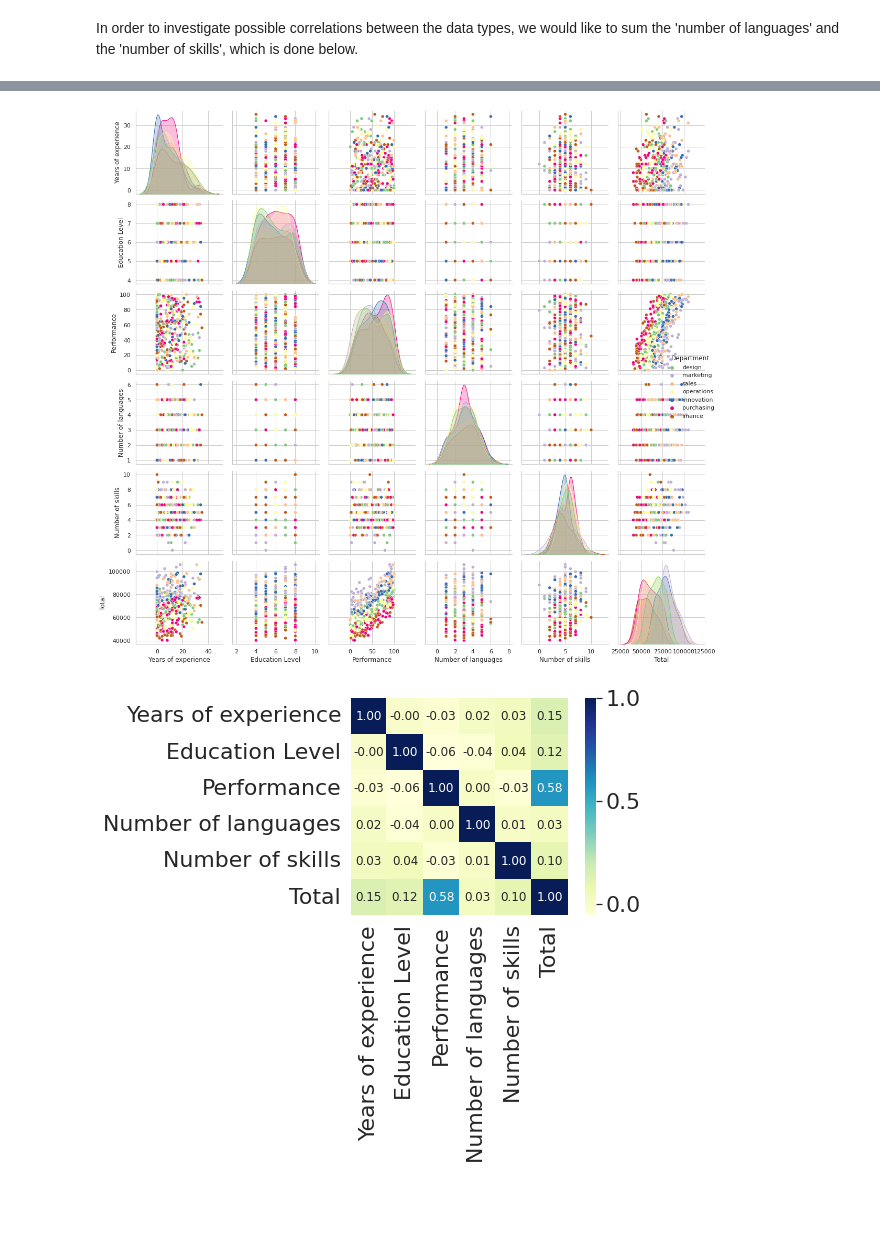
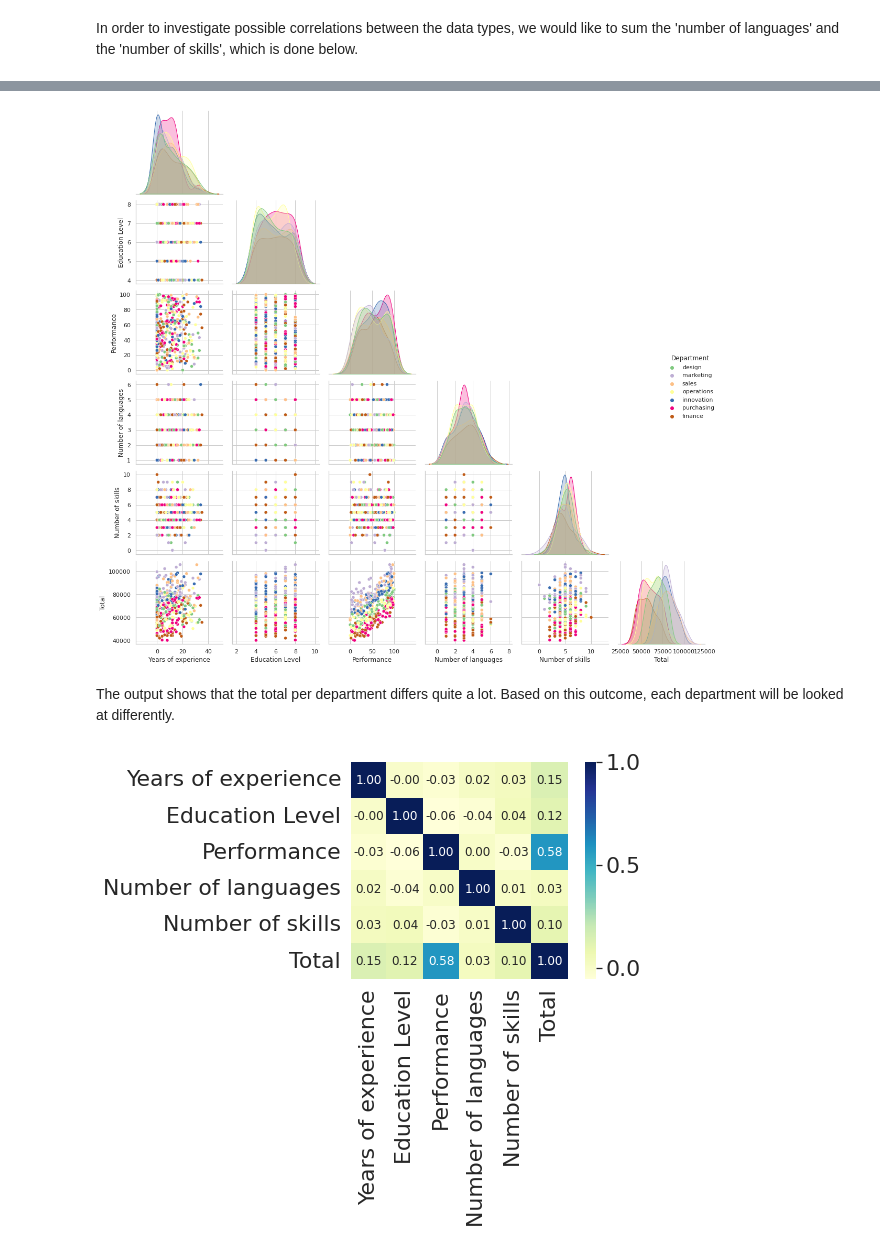
Before and after one commit to FHnt97/RUG_TOM_SIO, a Jupyter notebook: Assignment_A_4.ipynb, the cells around one changed output, grey strips where cells are left out. Drawn from its saved outputs; the diff is of its cells as text; code cells hidden in the pictures; blank space fills up the shorter version.

```diff
--- a/Assignment_A_4.ipynb
+++ b/Assignment_A_4.ipynb
@@ -160,13 +262,18 @@ df.head()
 # %%
+# visualize data (relationship of attibutes & histogramms)
 %matplotlib inline
 
+# set style and select data
 sns.set(style='whitegrid', context='notebook')
 cols = ['Years of experience','Education Level', 'Department', 'Performance', 'Number of languages', 'Number of skills', 'Total']
 
-sns.pairplot(df[cols], hue = 'Department', palette='Accent', size=2.5);
+# visualise
+sns.pairplot(df[cols], hue = 'Department', palette='Accent', corner=True, height=2.5);
 plt.tight_layout()
 # plt.savefig('./figures/scatter.png', dpi=300)
 plt.show()
 # %% [output]
-[figure, old version]
+[figure, new version]
+# %% [markdown]
+The output shows that the total per department differs quite a lot. Based on this outcome, each department will be looked at differently.
 # %%
```
Also changed, not shown: parts of 63 cells of this notebook.
